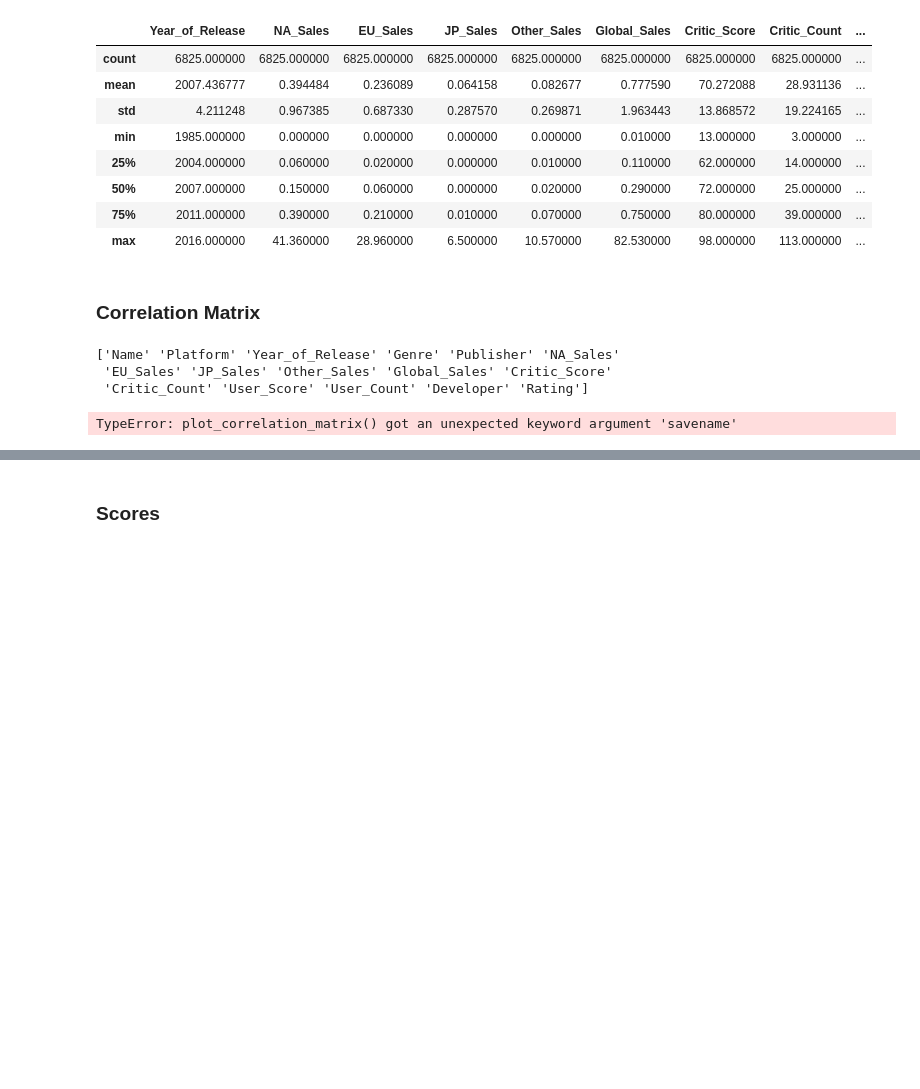
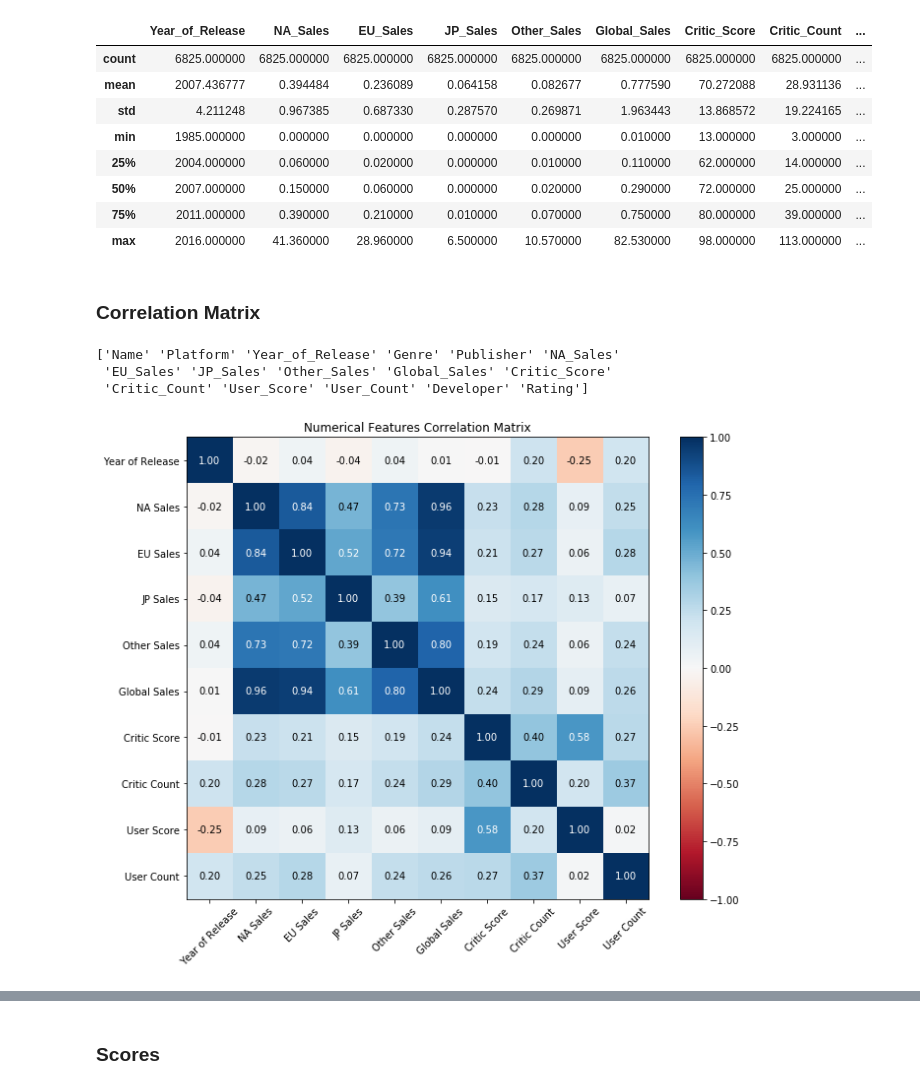
Before and after one commit to PedroLFerreira/Videogame-Data-Mining, a Jupyter notebook: videogames.ipynb, the cells around one changed output, grey strips where cells are left out. Cells and saved outputs as stored; diff of their text form; code cells hidden in the pictures; blank space fills up the shorter version.

Commit message:
correlation matrix + stuff on the presentation

```diff
--- a/videogames.ipynb
+++ b/videogames.ipynb
@@ -111,13 +111,16 @@ df.describe()
 # %%
 correlation = df.corr()
 print(np.array(df.keys()))
-attributes = ['Year of Release','NA Sales','EU Sales','JP Sales','Other Sales','Global Sales','Critic Score','Critic Count','User Score','User Count']
+attributes = ['Year of Release','NA Sales','EU Sales','JP Sales','Other Sales',
+              'Global Sales','Critic Score','Critic Count','User Score','User Count']
 
 cmap='RdBu'
-plot_correlation_matrix(correlation.as_matrix(), attributes, title='Numerical Features Correlation Matrix', cmap=cmap,figsize=(10,8),
-                       savename='correlationMatrix.pdf')
+plot_correlation_matrix(correlation.as_matrix(), attributes,
+                        title='Numerical Features Correlation Matrix',
+                        cmap=cmap,figsize=(10,8),
+                        savename='correlationMatrix.pdf')
 # %% [output]
 ['Name' 'Platform' 'Year_of_Release' 'Genre' 'Publisher' 'NA_Sales'
  'EU_Sales' 'JP_Sales' 'Other_Sales' 'Global_Sales' 'Critic_Score'
  'Critic_Count' 'User_Score' 'User_Count' 'Developer' 'Rating']
-TypeError: plot_correlation_matrix() got an unexpected keyword argument 'savename'
+[figure, added]
```
Also changed, not shown: parts of 1 cell of this notebook, 4 other files.
